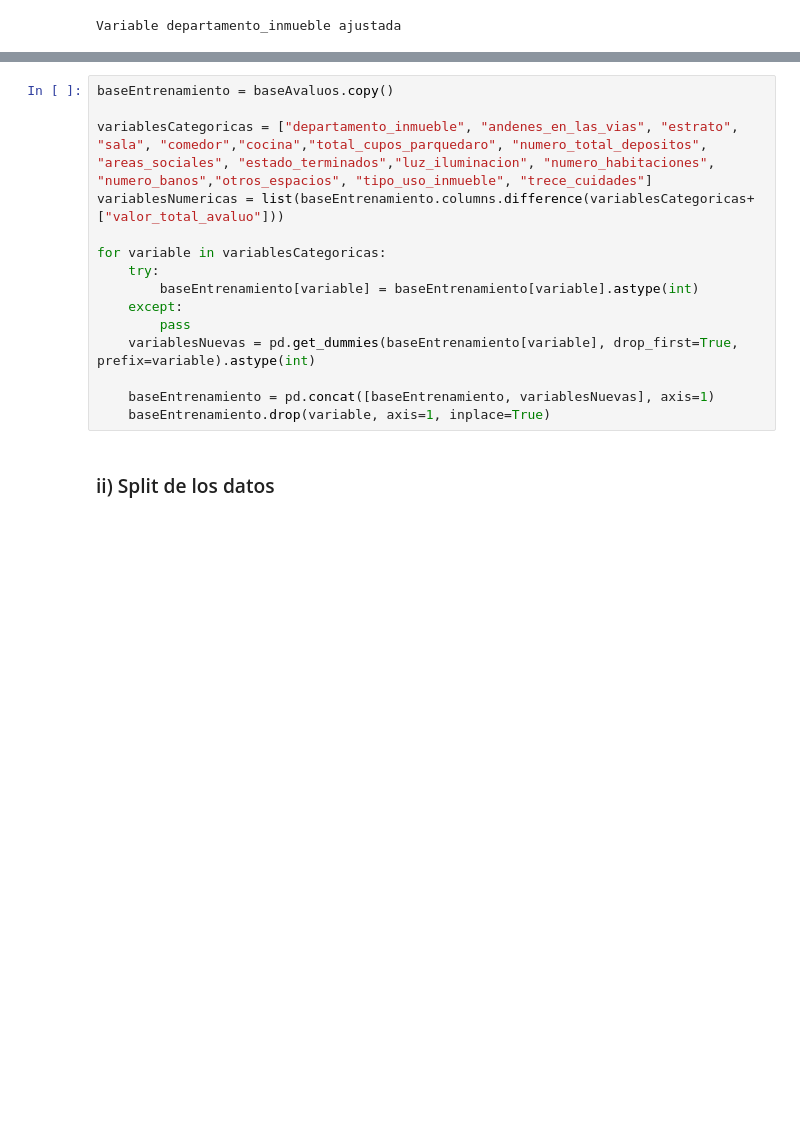
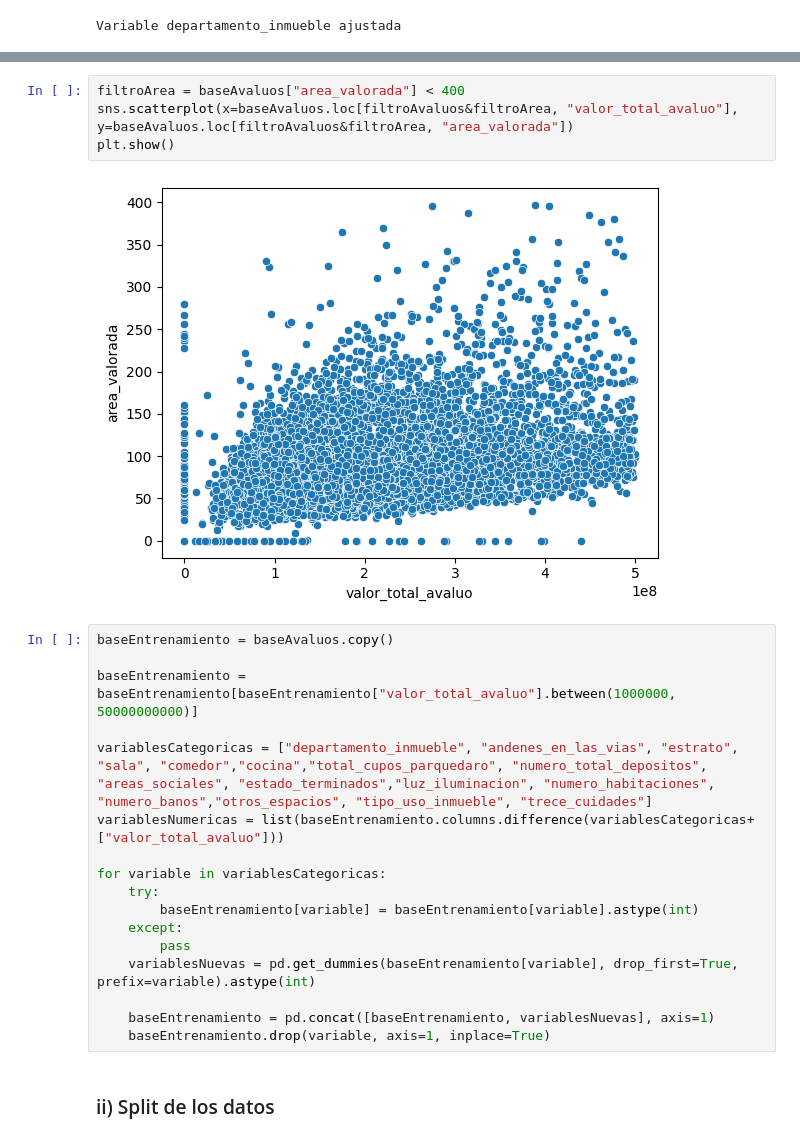
Before and after one commit to juancalderonde/forecast-home-prices, a Jupyter notebook: main.ipynb, the cells around one changed output, grey strips where cells are left out. Drawn from its saved outputs; the diff is of its cells as text; blank space fills up the shorter version.

```diff
--- a/main.ipynb
+++ b/main.ipynb
@@ -306,5 +347,13 @@ Se realiza el split de los datos entre entrenamiento y validacion, adicionalment
+# %%
+filtroArea = baseAvaluos["area_valorada"] < 400
+sns.scatterplot(x=baseAvaluos.loc[filtroAvaluos&filtroArea, "valor_total_avaluo"], y=baseAvaluos.loc[filtroAvaluos&filtroArea, "area_valorada"])
+plt.show()
+# %% [output]
+[figure, added]
 # %%
 baseEntrenamiento = baseAvaluos.copy()
+
+baseEntrenamiento = baseEntrenamiento[baseEntrenamiento["valor_total_avaluo"].between(1000000, 50000000000)]
 
 variablesCategoricas = ["departamento_inmueble", "andenes_en_las_vias", "estrato", "sala", "comedor","cocina","total_cupos_parquedaro", "numero_total_depositos", "areas_sociales", "estado_terminados","luz_iluminacion", "numero_habitaciones", "numero_banos","otros_espacios", "tipo_uso_inmueble", "trece_cuidades"]
 variablesNumericas = list(baseEntrenamiento.columns.difference(variablesCategoricas+["valor_total_avaluo"]))
```
Also changed, not shown: parts of 15 cells of this notebook.
